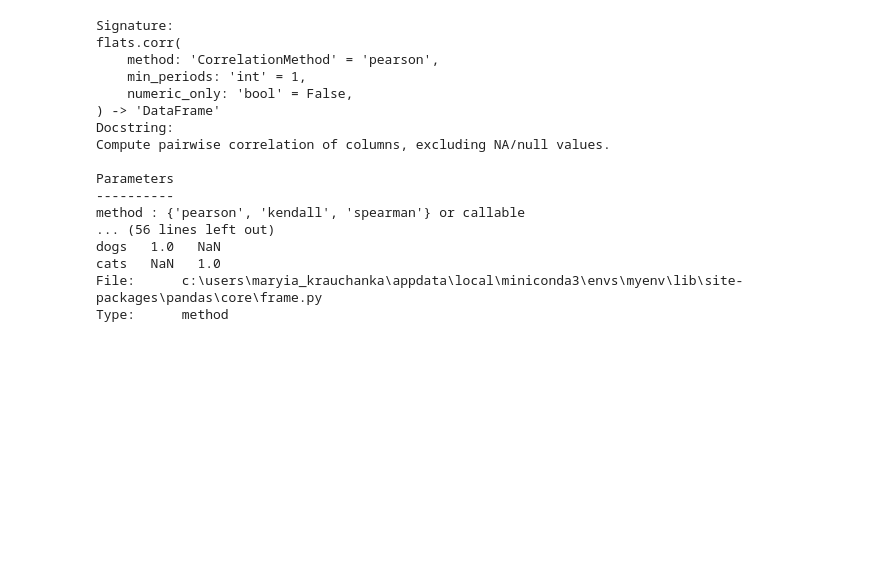
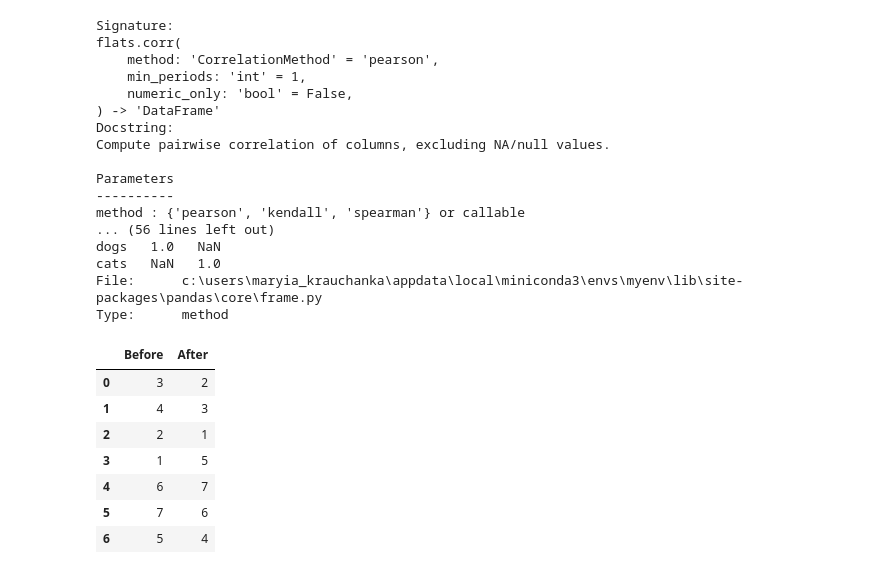
Before and after one commit to SENATOROVAI/Data-Science-For-Beginners-from-scratch-SENATOROV, a Jupyter notebook: python/lessons/sklearn.ipynb, the cells around one changed output. Saved outputs shown, nothing was run; the diff lists cells and outputs as text; code cells hidden in the pictures; blank space fills up the shorter version.

```diff
--- a/python/lessons/sklearn.ipynb
+++ b/python/lessons/sklearn.ipynb
@@ -672,3 +688,24 @@ dogs   1.0   NaN
 cats   NaN   1.0
 File:      c:\users\maryia_krauchanka\appdata\local\miniconda3\envs\myenv\lib\site-packages\pandas\core\frame.py
 Type:      method
+# %%
+treatment = pd.DataFrame(
+    [[3, 2], [4, 3], [2, 1], [1, 5], [6, 7], [7, 6], [5, 4]],
+    columns=["Before", "After"],
+)
+
+treatment
+# Категориальные порядковые данные
+
+# Как уже было сказано, помимо количественных значений коэффициент Спирмена
+# способен измерить направление и силу взаимосвязи категориальных порядковых
+# значений
+# %% [output]
+|  | Before | After |
+| 0 | 3 | 2 |
+| 1 | 4 | 3 |
+| 2 | 2 | 1 |
+| 3 | 1 | 5 |
+| 4 | 6 | 7 |
+| 5 | 7 | 6 |
+| 6 | 5 | 4 |
```
Also changed, not shown: parts of 11 cells of this notebook, 3 other files.
